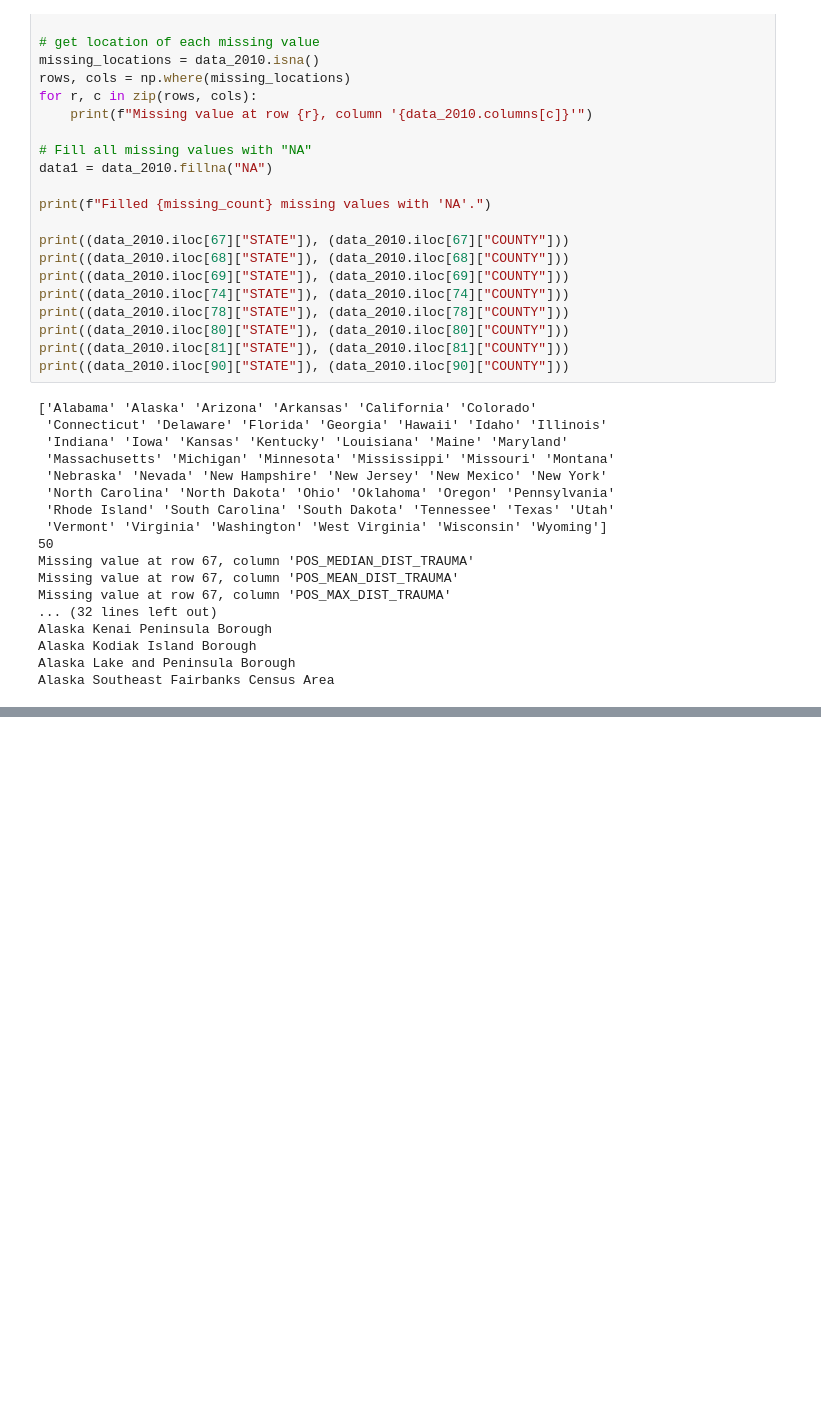
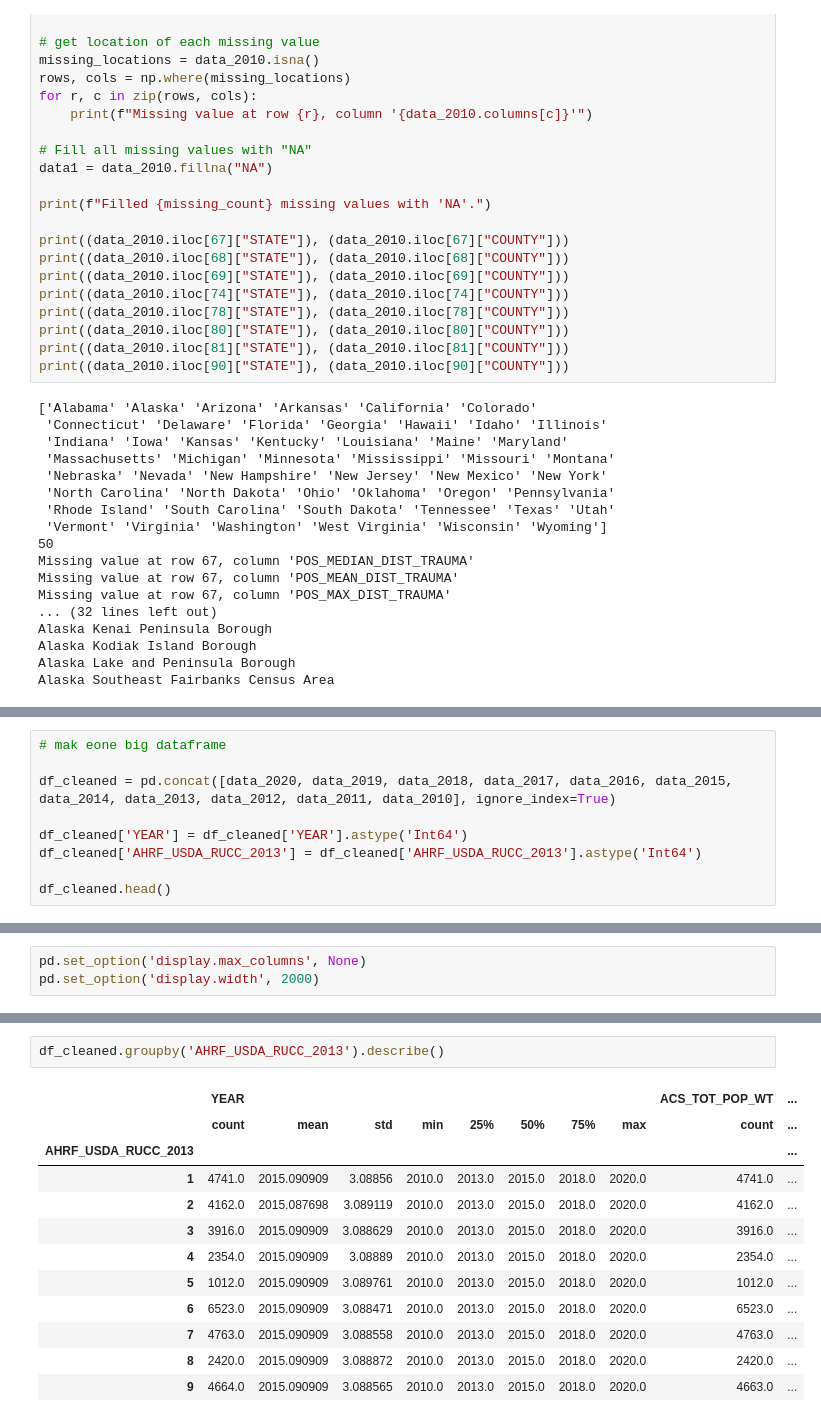
Before and after one commit to gheenc/Computational-Methods, a Jupyter notebook: final_project/data_cleaning.ipynb, the cells around one changed output, grey strips where cells are left out. Saved outputs shown, nothing was run; the diff lists cells and outputs as text; blank space fills up the shorter version.

```diff
--- a/final_project/data_cleaning.ipynb
+++ b/final_project/data_cleaning.ipynb
@@ -681,0 +681,9 @@ Alaska Southeast Fairbanks Census Area
+# %%
+# mak eone big dataframe
+
+df_cleaned = pd.concat([data_2020, data_2019, data_2018, data_2017, data_2016, data_2015, data_2014, data_2013, data_2012, data_2011, data_2010], ignore_index=True)
+
+df_cleaned['YEAR'] = df_cleaned['YEAR'].astype('Int64')
+df_cleaned['AHRF_USDA_RUCC_2013'] = df_cleaned['AHRF_USDA_RUCC_2013'].astype('Int64')
+
+df_cleaned.head()
@@ -681,0 +717,3 @@ Alaska Southeast Fairbanks Census Area
+# %%
+pd.set_option('display.max_columns', None)
+pd.set_option('display.width', 2000)
@@ -681,0 +732,15 @@ Alaska Southeast Fairbanks Census Area
+# %%
+df_cleaned.groupby('AHRF_USDA_RUCC_2013').describe()
+# %% [output]
+|  | YEAR |  |  |  |  |  |  |  | ACS_TOT_POP_WT | ... |
+|  | count | mean | std | min | 25% | 50% | 75% | max | count | ... |
+| AHRF_USDA_RUCC_2013 |  |  |  |  |  |  |  |  |  | ... |
+| 1 | 4741.0 | 2015.090909 | 3.08856 | 2010.0 | 2013.0 | 2015.0 | 2018.0 | 2020.0 | 4741.0 | ... |
+| 2 | 4162.0 | 2015.087698 | 3.089119 | 2010.0 | 2013.0 | 2015.0 | 2018.0 | 2020.0 | 4162.0 | ... |
+| 3 | 3916.0 | 2015.090909 | 3.088629 | 2010.0 | 2013.0 | 2015.0 | 2018.0 | 2020.0 | 3916.0 | ... |
+| 4 | 2354.0 | 2015.090909 | 3.08889 | 2010.0 | 2013.0 | 2015.0 | 2018.0 | 2020.0 | 2354.0 | ... |
+| 5 | 1012.0 | 2015.090909 | 3.089761 | 2010.0 | 2013.0 | 2015.0 | 2018.0 | 2020.0 | 1012.0 | ... |
+| 6 | 6523.0 | 2015.090909 | 3.088471 | 2010.0 | 2013.0 | 2015.0 | 2018.0 | 2020.0 | 6523.0 | ... |
+| 7 | 4763.0 | 2015.090909 | 3.088558 | 2010.0 | 2013.0 | 2015.0 | 2018.0 | 2020.0 | 4763.0 | ... |
+| 8 | 2420.0 | 2015.090909 | 3.088872 | 2010.0 | 2013.0 | 2015.0 | 2018.0 | 2020.0 | 2420.0 | ... |
+| 9 | 4664.0 | 2015.090909 | 3.088565 | 2010.0 | 2013.0 | 2015.0 | 2018.0 | 2020.0 | 4663.0 | ... |
```
Also changed, not shown: parts of 9 cells of this notebook, 8 other files.
